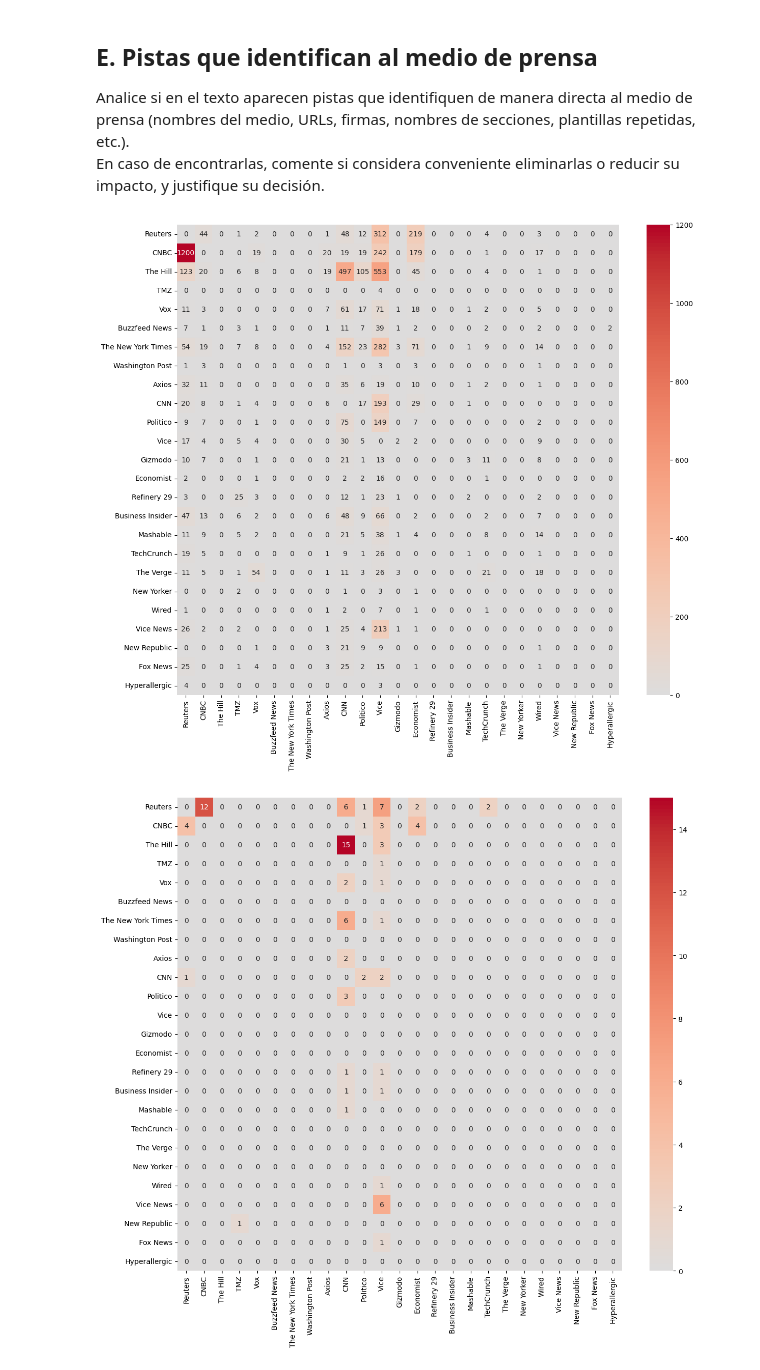
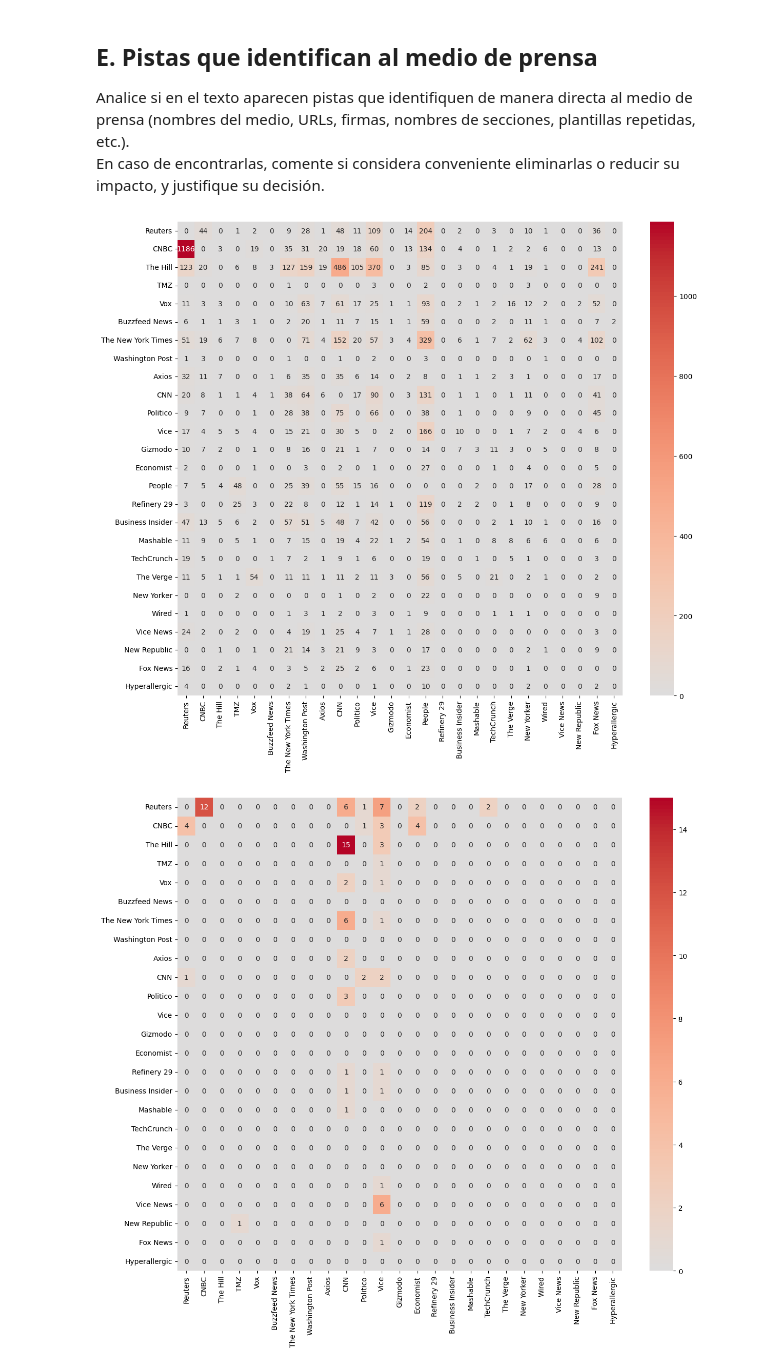
Before and after one commit to SQuincke/intro-cd-tarea-1, a Jupyter notebook: 2026_template_tarea1.ipynb, the cells around one changed output. Cells and saved outputs as stored; diff of their text form; code cells hidden in the pictures.

```diff
--- a/2026_template_tarea1.ipynb
+++ b/2026_template_tarea1.ipynb
@@ -350,6 +346,17 @@ Se provee la función `clean_text(...)` que realiza parte de la normalización d
 Compruebe el resultado observando el contenido del DataFrame procesado. Comente todas las transformaciones que haya agregado y justifique.
     count.index = count.index.to_timestamp()
     ax.plot(count.index, count.values, label=publication)
+# %%
+# vamos aa filtrar los nombes de  los  publcitas    2 raoznees People  es  unaan  plaba normaal y the hills son  dols palaabarsa ->  creamos  un id unico  para cada publcista// soluciona poblemas en parte 2
+pub  = df_filtered['publication'].unique()
+pub_id = {p: f"pubid{p.replace(' ', '').lower()}" for p in pub}
+# %%
+def preproces(S):
+
+    if isinstance(S, str):
+        for p in pub:
+            S = S.replace(p, pub_id[p])
+    return S
 # %%
 def not_a_letter(s):
     if not isinstance(s, str):
@@ -368,15 +375,17 @@ def countt_words(df, column_name):
 def clean_text(df, column_name):
     #noalpha_chars = get_not_letter(df, column_name)
 
+
+    df2=df[column_name].apply(preproces)
     # Eliminar primeras palabras hasta el primer "\n"  xq???
-    result = df[column_name].str.replace(r"^[^\n]*\n", "", regex=True)
+    result = df2.str.replace(r"^[^\n]*\n", "", regex=True)
 
     # Convertir todo a minúsculas
     result = result.str.lower()
     print(noalpha_chars)
     # TODO: completar signos de puntuación faltantes
    # for punc in ["[", "\n", ",", ":", "?"]:
-    for punc in noalpha_chars:
+    for punc in noalpha_chars: #  esta aparte del codigfo ya estaba implementada lo emjor seria solo quedarme con lo  alpha   y  no  ahcer la lsita de  nlo  que  es no aalpha para nno  tenner  que hacer  un doble  fiulytrado
        result = result.str.replace(punc, " ")
 
     return result
@@ -386,5 +395,5 @@ clean_df=clean_text(df_filtered, 'article')
 # %%
 # TODO: Aplique clean_text sobre la columna de texto elegida y cree una nueva columna "CleanText"
-#df_filtered['CleanText'] = clean_text(df_filtered, 'article')
+df_filtered['CleanText'] = clean_text(df_filtered, 'article')
 df_filtered['CleanTextTitle'] = clean_text(df_filtered, 'title')
 # %% [output]
@@ -437,38 +459,37 @@ En caso de encontrarlas, comente si considera conveniente eliminarlas o reducir
 #for  pub  in df_filtered['publication'].unique():
 #    df_filtered_i=df_filtered[df_filtered['publication']==pub]
 #    counts = countt_words(df_filtered_i, 'CleanTextTitle')
 #    if  pub.lower() in  counts.index:
 #        print(f"El medio {pub} aparece en el texto con {counts[pub.lower()]} apariciones  en sus titulos")
 
 pubs = df_filtered['publication'].unique()
-pubs=  pubs[pubs != "People"]
+#pubs=  pubs[pubs != "People"]
 #Eliminamos ppeople xq es una palabra comun no  solo un nombre propio
 plt.figure(figsize=(14, 12))
 articulos_nombrar = np.zeros((len(pubs), len(pubs)))
 titus_nombran    = np.zeros((len(pubs), len(pubs)))
 for i, pubi in enumerate(pubs):
     df_filtered_i=df_filtered[df_filtered['publication']==pubi]
     counts = countt_words(df_filtered_i, 'CleanText')
     for  j,  pubj  in enumerate(pubs):
         if pubi==pubj:
             continue
-
-        if  pubj.lower() in  counts.index:
-            articulos_nombrar[i,j]= counts[pubj.lower()]
+        if  pub_id[pubj].lower() in  counts.index:
+            articulos_nombrar[i,j]= counts[pub_id[pubj].lower()]
             #print(f"El medio {pubj} aparece en el texto con {counts[pubj.lower()]} apariciones  en sus articulos  de {pubi}")
 
 sns.heatmap(
     articulos_nombrar,
     annot=True,
     cmap='coolwarm',
     center=0,
     fmt='.0f',
     xticklabels=pubs,
     yticklabels=pubs
 )
 plt.show()
 # %% [output]
-[figure, old version]
+[figure, new version]
 # %%
 plt.figure(figsize=(14, 12))
 for i, pubi in enumerate(pubs):
```
Also changed, not shown: parts of 8 cells of this notebook, 4 other files.
